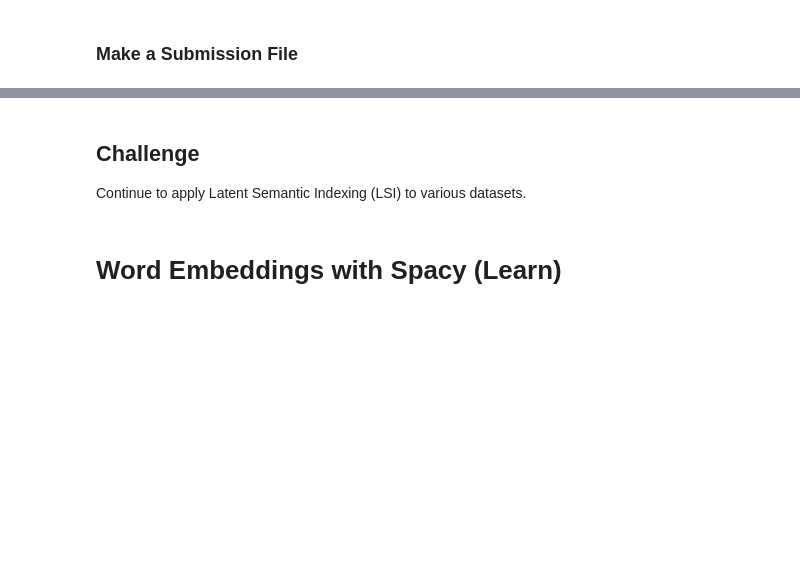
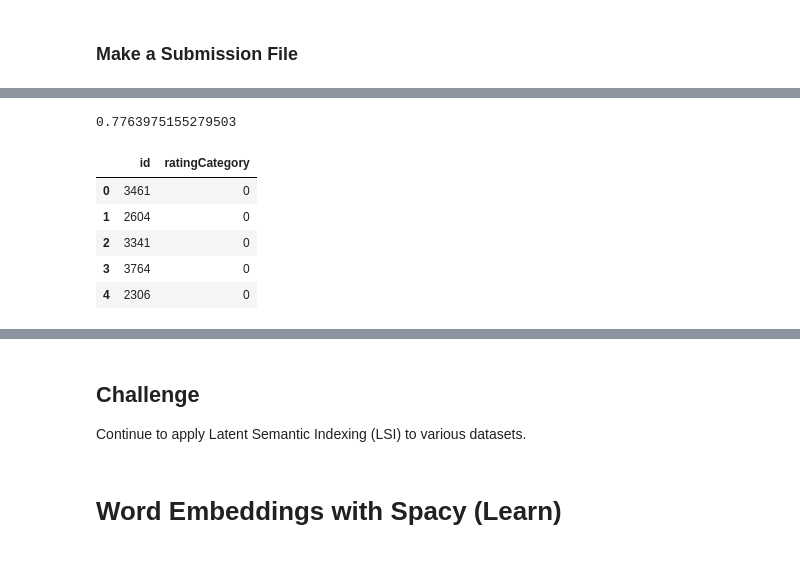
Before and after one commit to ndow33/DS-Unit-4-Sprint-1-NLP, a Jupyter notebook: module3-document-classification/LS_DS_413_Document_Classification_Assignment.ipynb, the cells around one changed output, grey strips where cells are left out. Cells and saved outputs as stored; diff of their text form; code cells hidden in the pictures; blank space fills up the shorter version.

```diff
--- a/module3-document-classification/LS_DS_413_Document_Classification_Assignment.ipynb
+++ b/module3-document-classification/LS_DS_413_Document_Classification_Assignment.ipynb
@@ -293,0 +315,29 @@ subNumber += 1
+# %%
+from sklearn.linear_model import LogisticRegression
+from sklearn.feature_extraction.text import TfidfVectorizer
+
+lr = LogisticRegression()
+
+vect = TfidfVectorizer(stop_words = 'english', max_features = 1000)
+X_train = vect.fit_transform(X_train)
+X_val = vect.transform(X_val)
+
+lr.fit(X_train, y_train)
+lr.score(X_val, y_val)
+# %% [output]
+0.7763975155279503
+# %%
+X_test = vect.transform(test['description'])
+pred = lr.predict(X_test)
+# %%
+submission = pd.DataFrame({'id': test['id'], 'ratingCategory':pred})
+submission['ratingCategory'] = submission['ratingCategory'].astype('int64')
+# %%
+submission.head()
+# %% [output]
+|  | id | ratingCategory |
+| 0 | 3461 | 0 |
+| 1 | 2604 | 0 |
+| 2 | 3341 | 0 |
+| 3 | 3764 | 0 |
+| 4 | 2306 | 0 |
```
Also changed, not shown: parts of 21 cells of this notebook, 6 other files.
